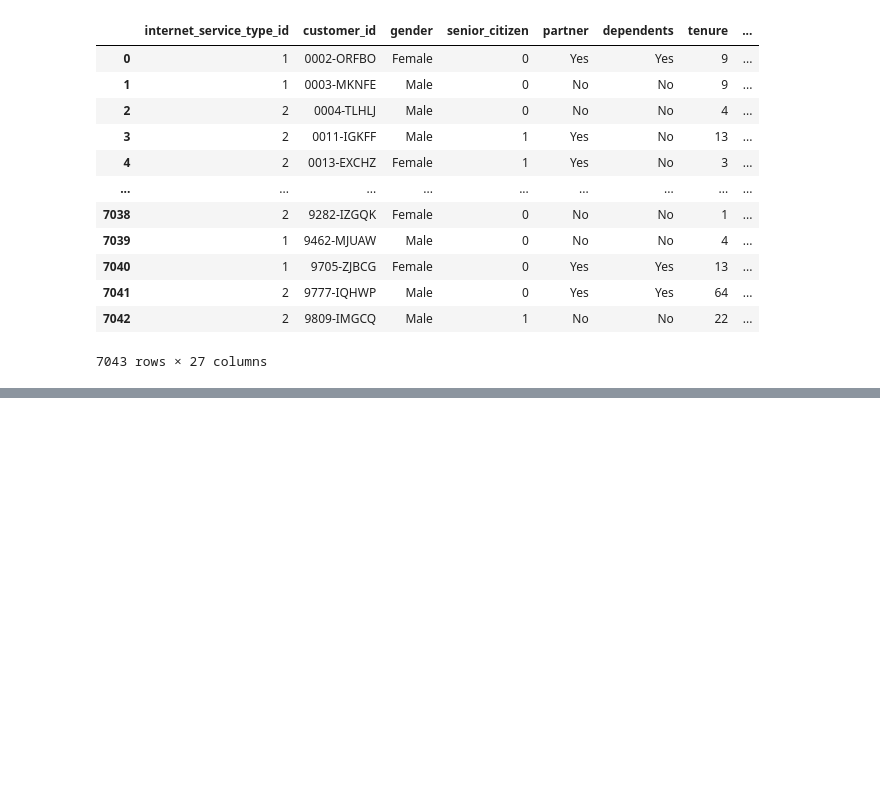
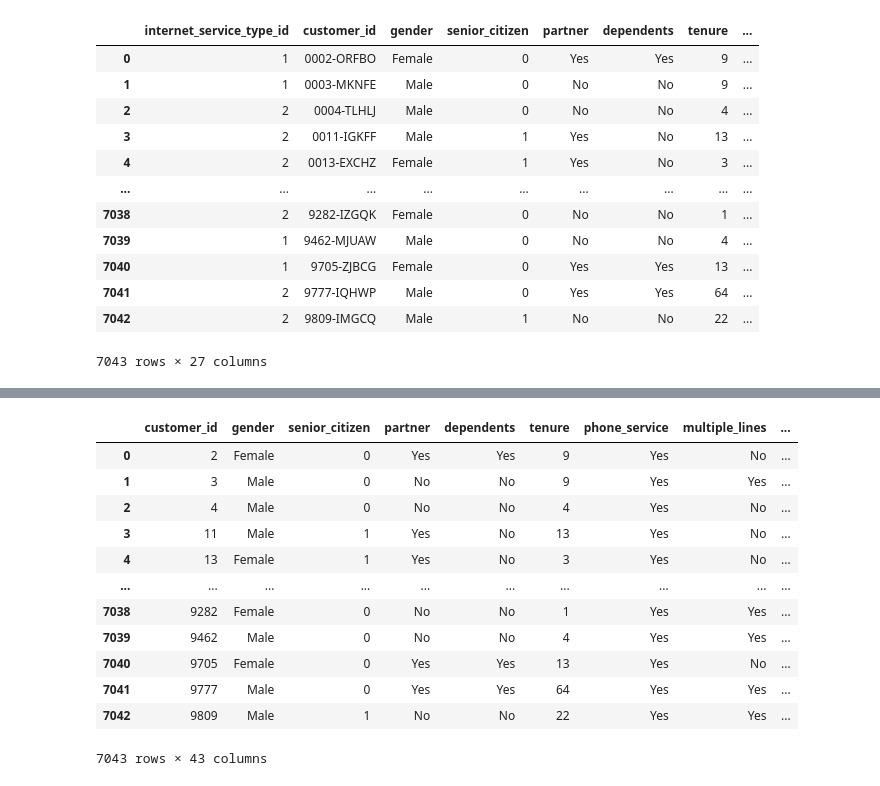
Before and after one commit to dashbringhurst/classification-exercises, a Jupyter notebook: classification_exercises.ipynb, the cells around one changed output, grey strips where cells are left out. Cells and saved outputs as stored; diff of their text form; code cells hidden in the pictures; blank space fills up the shorter version.

```diff
--- a/classification_exercises.ipynb
+++ b/classification_exercises.ipynb
@@ -367,0 +669,2 @@ csv_telco_data()
+# %%
+telco['customer_id'] = telco.customer_id.str.slice(stop=4).astype(int)
@@ -367,0 +691,4 @@ csv_telco_data()
+# %%
+telco['total_charges'] = telco.total_charges.str.replace('$','').str.replace(',','').str.replace(' ','').fillna(0)
+# %%
+telco['total_charges'] = pd.to_numeric(telco.total_charges)
@@ -367,0 +715,2 @@ csv_telco_data()
+# %%
+dummy_telco = pd.get_dummies(telco[['gender','partner','dependents','phone_service','multiple_lines','online_security','online_backup','device_protection','tech_support','streaming_tv','streaming_movies','paperless_billing','churn','internet_service_type']], drop_first=True)
@@ -367,0 +727,17 @@ csv_telco_data()
+# %%
+telco = pd.concat([telco, dummy_telco], axis=1)
+telco
+# %% [output]
+|  | customer_id | gender | senior_citizen | partner | dependents | tenure | phone_service | multiple_lines | ... |
+| 0 | 2 | Female | 0 | Yes | Yes | 9 | Yes | No | ... |
+| 1 | 3 | Male | 0 | No | No | 9 | Yes | Yes | ... |
+| 2 | 4 | Male | 0 | No | No | 4 | Yes | No | ... |
+| 3 | 11 | Male | 1 | Yes | No | 13 | Yes | No | ... |
+| 4 | 13 | Female | 1 | Yes | No | 3 | Yes | No | ... |
+| ... | ... | ... | ... | ... | ... | ... | ... | ... | ... |
+| 7038 | 9282 | Female | 0 | No | No | 1 | Yes | Yes | ... |
+| 7039 | 9462 | Male | 0 | No | No | 4 | Yes | Yes | ... |
+| 7040 | 9705 | Female | 0 | Yes | Yes | 13 | Yes | No | ... |
+| 7041 | 9777 | Male | 0 | Yes | Yes | 64 | Yes | Yes | ... |
+| 7042 | 9809 | Male | 1 | No | No | 22 | Yes | Yes | ... |
+7043 rows × 43 columns
```
Also changed, not shown: parts of 50 cells of this notebook.
